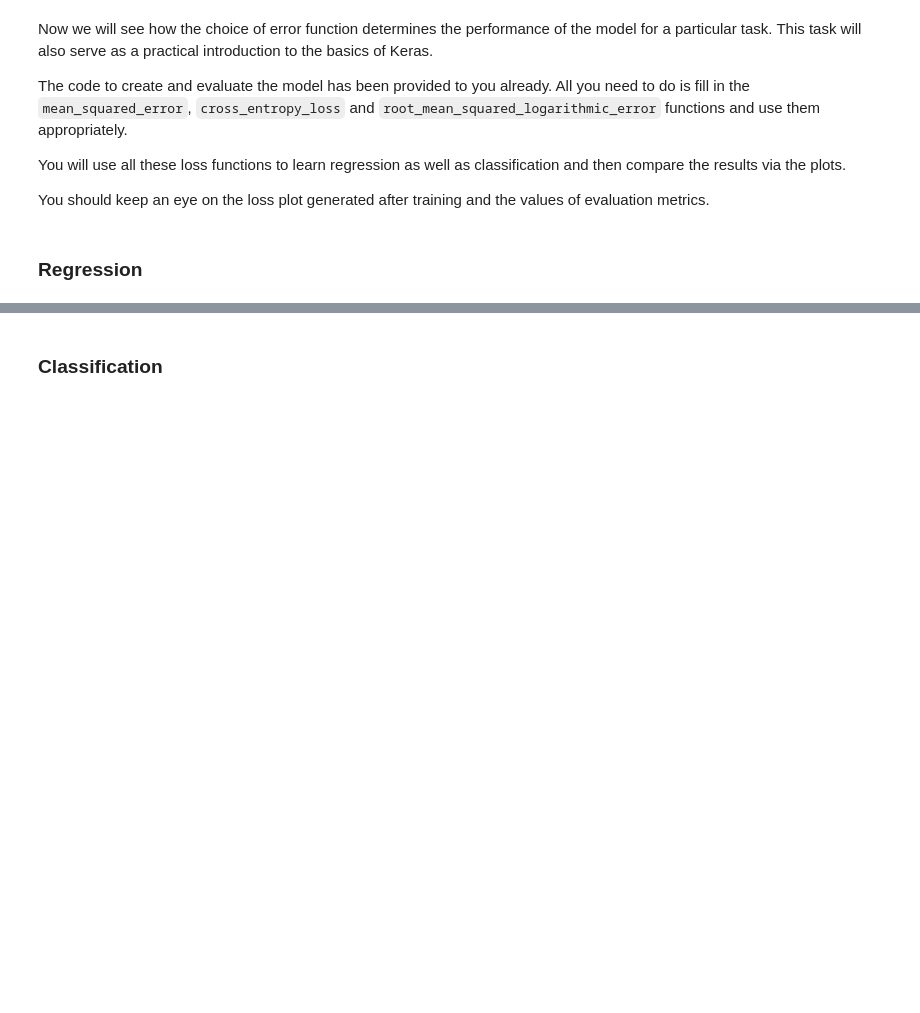
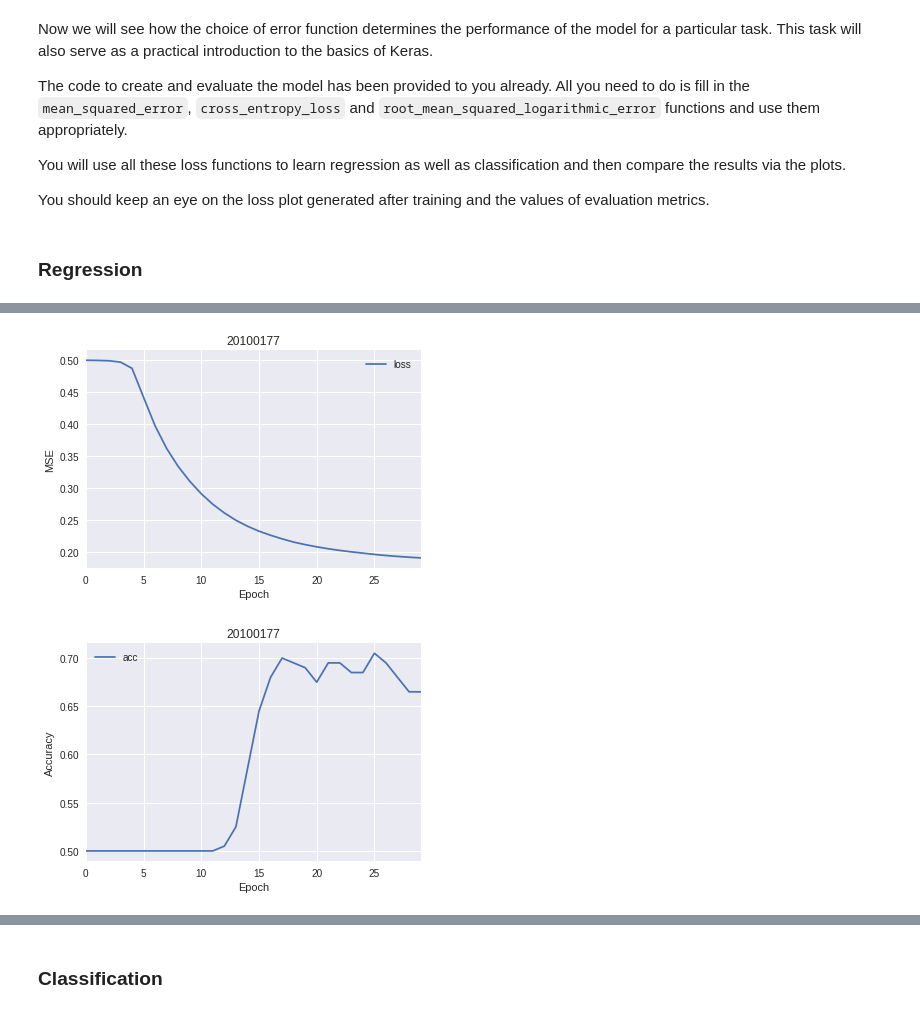
Before and after one commit to dilawer11/CS473-Deep-Learning, a Jupyter notebook: A2/hw2_20100177.ipynb, the cells around one changed output, grey strips where cells are left out. Saved outputs shown, nothing was run; the diff lists cells and outputs as text; code cells hidden in the pictures; blank space fills up the shorter version.

```diff
--- a/A2/hw2_20100177.ipynb
+++ b/A2/hw2_20100177.ipynb
@@ -769,3 +854,16 @@ def root_mean_squared_logarithmic_error(y_pred, y_true):
+# %%
+def mean_squared_error(y_pred, y_true):
+    return k.mean((y_pred - y_true) ** 2)
+
+def cross_entropy_loss(y_pred, y_true):
+    value = (y_true + 1.) * k.log(y_pred + 1.)
+    return -k.sum(value, axis=-1)
+
+def root_mean_squared_logarithmic_error(y_pred, y_true):
+    first_log = k.log(y_pred + 1.)
+    second_log = k.log(y_true + 1.)
+    return k.mean((first_log - second_log) ** 2, axis=-1)
 # %%
 model.compile(loss=mean_squared_error,
-              optimizer='sgd')
+              optimizer='sgd',
+              metrics=['accuracy'])
@@ -777,8 +895,16 @@ history = model.fit(x_train, y_train,
 # %%
 h = pd.DataFrame(history.history)
 
-h[['val_loss','loss']].plot();
+h[['loss']].plot();
 plt.gca().set_xlabel('Epoch');
 plt.gca().set_ylabel('MSE');
 plt.gca().set_title(f'{rollnumber}');
+
+h[['acc']].plot();
+plt.gca().set_xlabel('Epoch');
+plt.gca().set_ylabel('Accuracy');
+plt.gca().set_title(f'{rollnumber}');
+# %% [output]
+[figure, added]
+[figure, added]
 # %%
```
Also changed, not shown: parts of 41 cells of this notebook.
